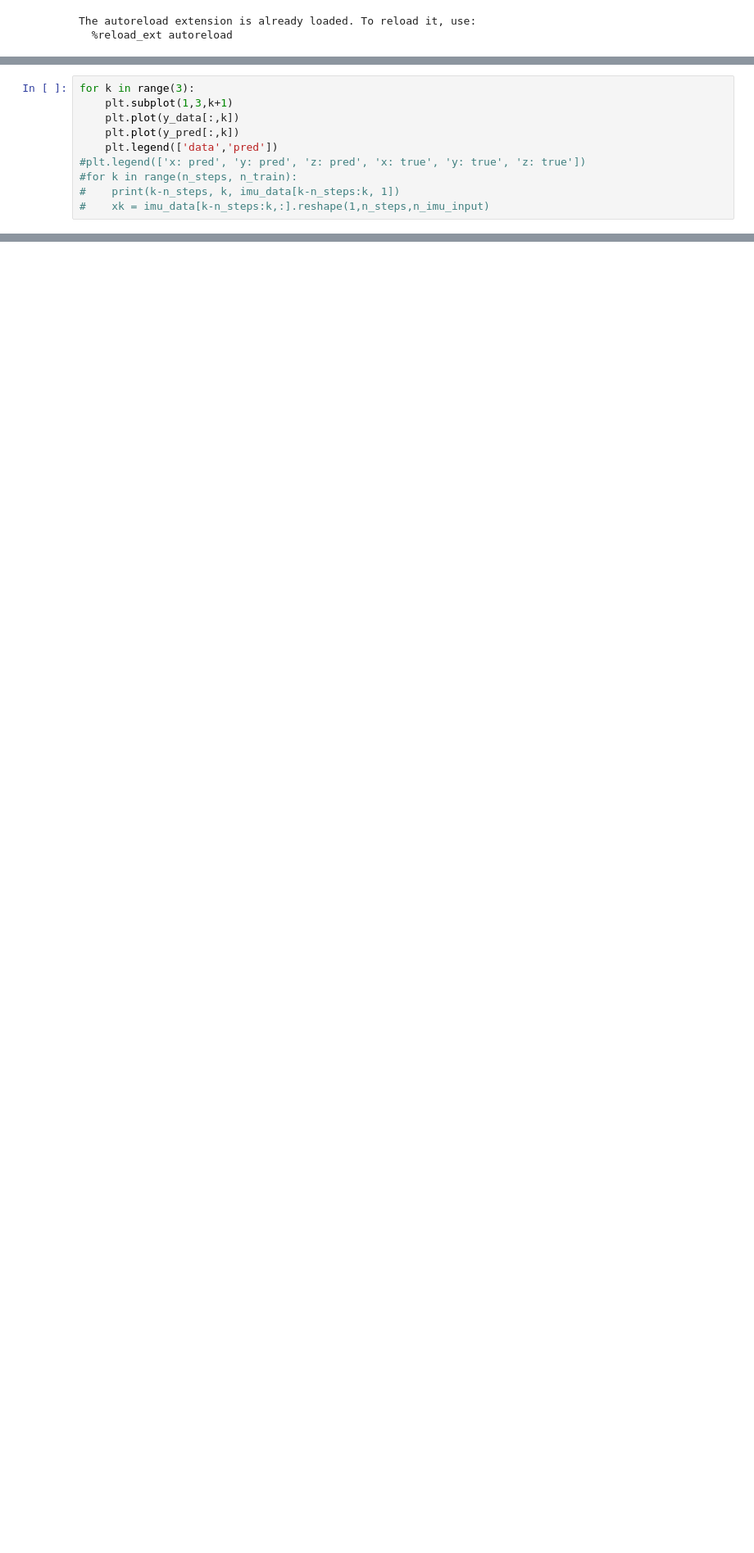
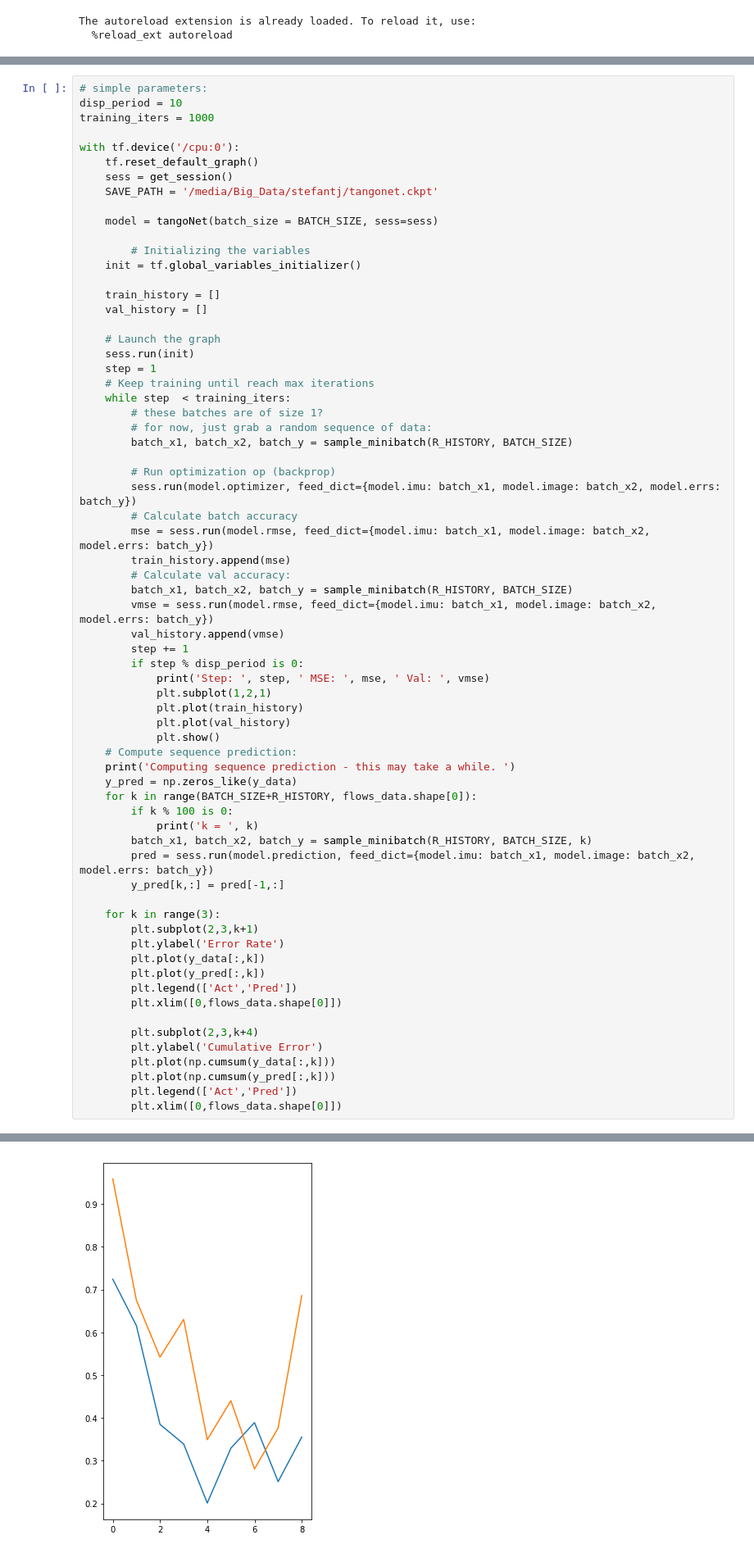
Before and after one commit to chelseas/teach-me-to-tango, a Jupyter notebook: tangonet.ipynb, the cells around one changed output, grey strips where cells are left out. Shown at 82% size. Saved outputs shown, nothing was run; the diff lists cells and outputs as text; blank space fills up the shorter version.

```diff
--- a/tangonet.ipynb
+++ b/tangonet.ipynb
@@ -324,10 +71,0 @@ Caused by op u'gradients/core_lstm/rnn/basic_lstm_cell_5/basic_lstm_cell/MatMul_
-# %%
-for k in range(3):
-    plt.subplot(1,3,k+1)
-    plt.plot(y_data[:,k])
-    plt.plot(y_pred[:,k])
-    plt.legend(['data','pred'])
-#plt.legend(['x: pred', 'y: pred', 'z: pred', 'x: true', 'y: true', 'z: true'])
-#for k in range(n_steps, n_train):
-#    print(k-n_steps, k, imu_data[k-n_steps:k, 1])
-#    xk = imu_data[k-n_steps:k,:].reshape(1,n_steps,n_imu_input)
@@ -461,0 +166,68 @@ class SqueezeNet(object):
+# %%
+# simple parameters:
+disp_period = 10
+training_iters = 1000
+
+with tf.device('/cpu:0'):
+    tf.reset_default_graph()
+    sess = get_session()
+    SAVE_PATH = '/media/Big_Data/stefantj/tangonet.ckpt'
+
+    model = tangoNet(batch_size = BATCH_SIZE, sess=sess)
+
+        # Initializing the variables
+    init = tf.global_variables_initializer()
+
+    train_history = []
+    val_history = []
+
+    # Launch the graph
+    sess.run(init)
+    step = 1
+    # Keep training until reach max iterations
+    while step  < training_iters:
+        # these batches are of size 1?
+        # for now, just grab a random sequence of data:
+        batch_x1, batch_x2, batch_y = sample_minibatch(R_HISTORY, BATCH_SIZE)
+
+        # Run optimization op (backprop)
+        sess.run(model.optimizer, feed_dict={model.imu: batch_x1, model.image: batch_x2, model.errs: batch_y})
+        # Calculate batch accuracy
+        mse = sess.run(model.rmse, feed_dict={model.imu: batch_x1, model.image: batch_x2, model.errs: batch_y})
+        train_history.append(mse)
+        # Calculate val accuracy:
+        batch_x1, batch_x2, batch_y = sample_minibatch(R_HISTORY, BATCH_SIZE)
+        vmse = sess.run(model.rmse, feed_dict={model.imu: batch_x1, model.image: batch_x2, model.errs: batch_y})
+        val_history.append(vmse)
+        step += 1
+        if step % disp_period is 0:
+            print('Step: ', step, ' MSE: ', mse, ' Val: ', vmse)
+            plt.subplot(1,2,1)
+            plt.plot(train_history)
+            plt.plot(val_history)
+            plt.show()
+    # Compute sequence prediction:
+    print('Computing sequence prediction - this may take a while. ')
+    y_pred = np.zeros_like(y_data)
+    for k in range(BATCH_SIZE+R_HISTORY, flows_data.shape[0]):
+        if k % 100 is 0:
+            print('k = ', k)
+        batch_x1, batch_x2, batch_y = sample_minibatch(R_HISTORY, BATCH_SIZE, k)
+        pred = sess.run(model.prediction, feed_dict={model.imu: batch_x1, model.image: batch_x2, model.errs: batch_y})
+        y_pred[k,:] = pred[-1,:]
+
+    for k in range(3):
+        plt.subplot(2,3,k+1)
+        plt.ylabel('Error Rate')
+        plt.plot(y_data[:,k])
+        plt.plot(y_pred[:,k])
+        plt.legend(['Act','Pred'])
+        plt.xlim([0,flows_data.shape[0]])
+
+        plt.subplot(2,3,k+4)
+        plt.ylabel('Cumulative Error')
+        plt.plot(np.cumsum(y_data[:,k]))
+        plt.plot(np.cumsum(y_pred[:,k]))
+        plt.legend(['Act','Pred'])
+        plt.xlim([0,flows_data.shape[0]])
+# %% [output]
@@ -461,0 +235 @@ class SqueezeNet(object):
+[figure, added]
```
Also changed, not shown: parts of 10 cells of this notebook.
